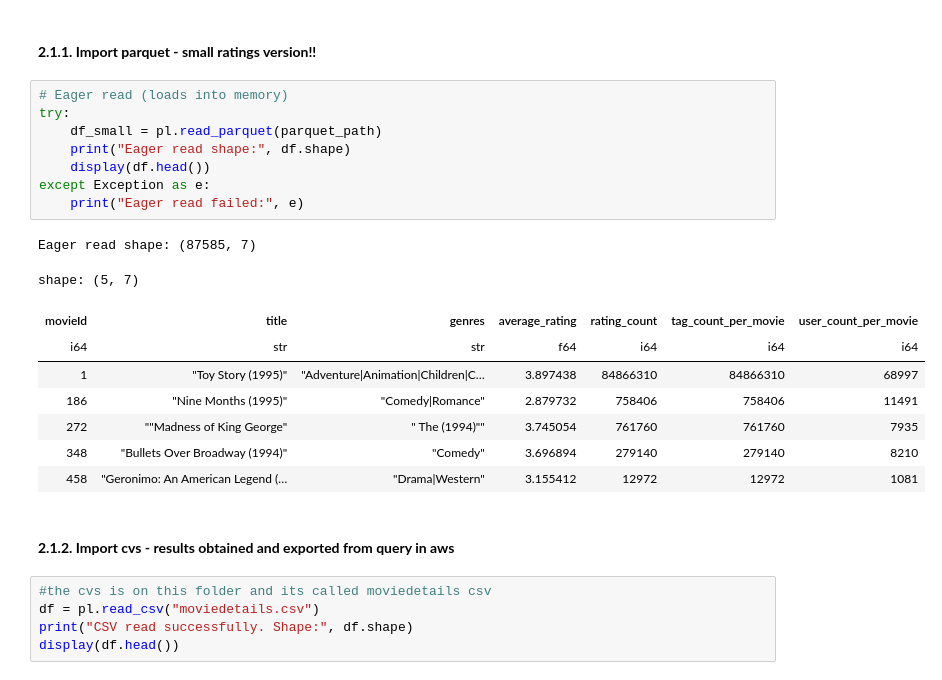
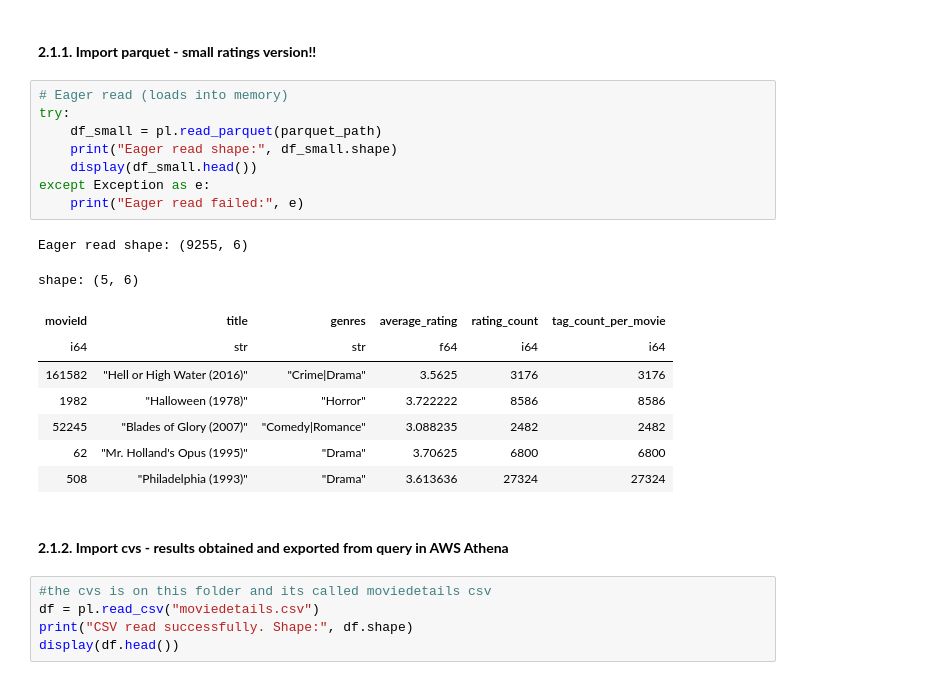
Before and after one commit to ritamaravilhamarques/BDF25_7, a Jupyter notebook: BDF25_7_data/big_data/ml-32m/Notebook.ipynb, the cells around one changed output. Cells and saved outputs as stored; diff of their text form.

```diff
--- a/BDF25_7_data/big_data/ml-32m/Notebook.ipynb
+++ b/BDF25_7_data/big_data/ml-32m/Notebook.ipynb
@@ -40,23 +40,23 @@ Parquet exists: True
 # %%
 # Eager read (loads into memory)
 try:
     df_small = pl.read_parquet(parquet_path)
-    print("Eager read shape:", df.shape)
-    display(df.head())
+    print("Eager read shape:", df_small.shape)
+    display(df_small.head())
 except Exception as e:
     print("Eager read failed:", e)
 # %% [output]
-Eager read shape: (87585, 7)
+Eager read shape: (9255, 6)
-shape: (5, 7)
+shape: (5, 6)
-| movieId | title | genres | average_rating | rating_count | tag_count_per_movie | user_count_per_movie |
-| i64 | str | str | f64 | i64 | i64 | i64 |
-| 1 | "Toy Story (1995)" | "Adventure|Animation|Children|C… | 3.897438 | 84866310 | 84866310 | 68997 |
-| 186 | "Nine Months (1995)" | "Comedy|Romance" | 2.879732 | 758406 | 758406 | 11491 |
-| 272 | ""Madness of King George" | " The (1994)"" | 3.745054 | 761760 | 761760 | 7935 |
-| 348 | "Bullets Over Broadway (1994)" | "Comedy" | 3.696894 | 279140 | 279140 | 8210 |
-| 458 | "Geronimo: An American Legend (… | "Drama|Western" | 3.155412 | 12972 | 12972 | 1081 |
+| movieId | title | genres | average_rating | rating_count | tag_count_per_movie |
+| i64 | str | str | f64 | i64 | i64 |
+| 161582 | "Hell or High Water (2016)" | "Crime|Drama" | 3.5625 | 3176 | 3176 |
+| 1982 | "Halloween (1978)" | "Horror" | 3.722222 | 8586 | 8586 |
+| 52245 | "Blades of Glory (2007)" | "Comedy|Romance" | 3.088235 | 2482 | 2482 |
+| 62 | "Mr. Holland's Opus (1995)" | "Drama" | 3.70625 | 6800 | 6800 |
+| 508 | "Philadelphia (1993)" | "Drama" | 3.613636 | 27324 | 27324 |
 # %% [markdown]
-#### **2.1.2. Import cvs - results obtained and exported from query in aws**
+#### **2.1.2. Import cvs - results obtained and exported from query in AWS Athena**
 # %%
 #the cvs is on this folder and its called moviedetails csv
 df = pl.read_csv("moviedetails.csv")
```
Also changed, not shown: parts of 11 cells of this notebook.
